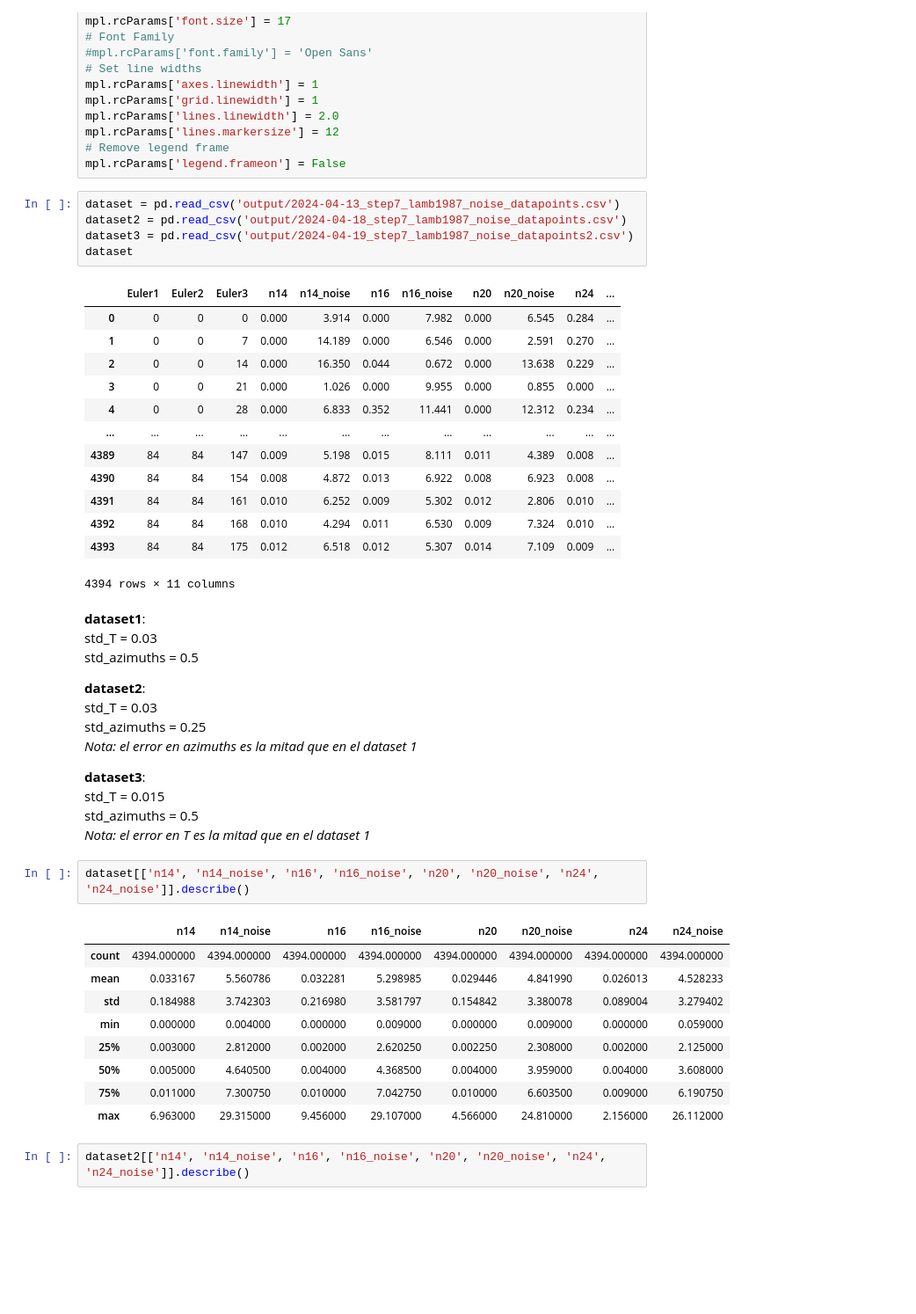
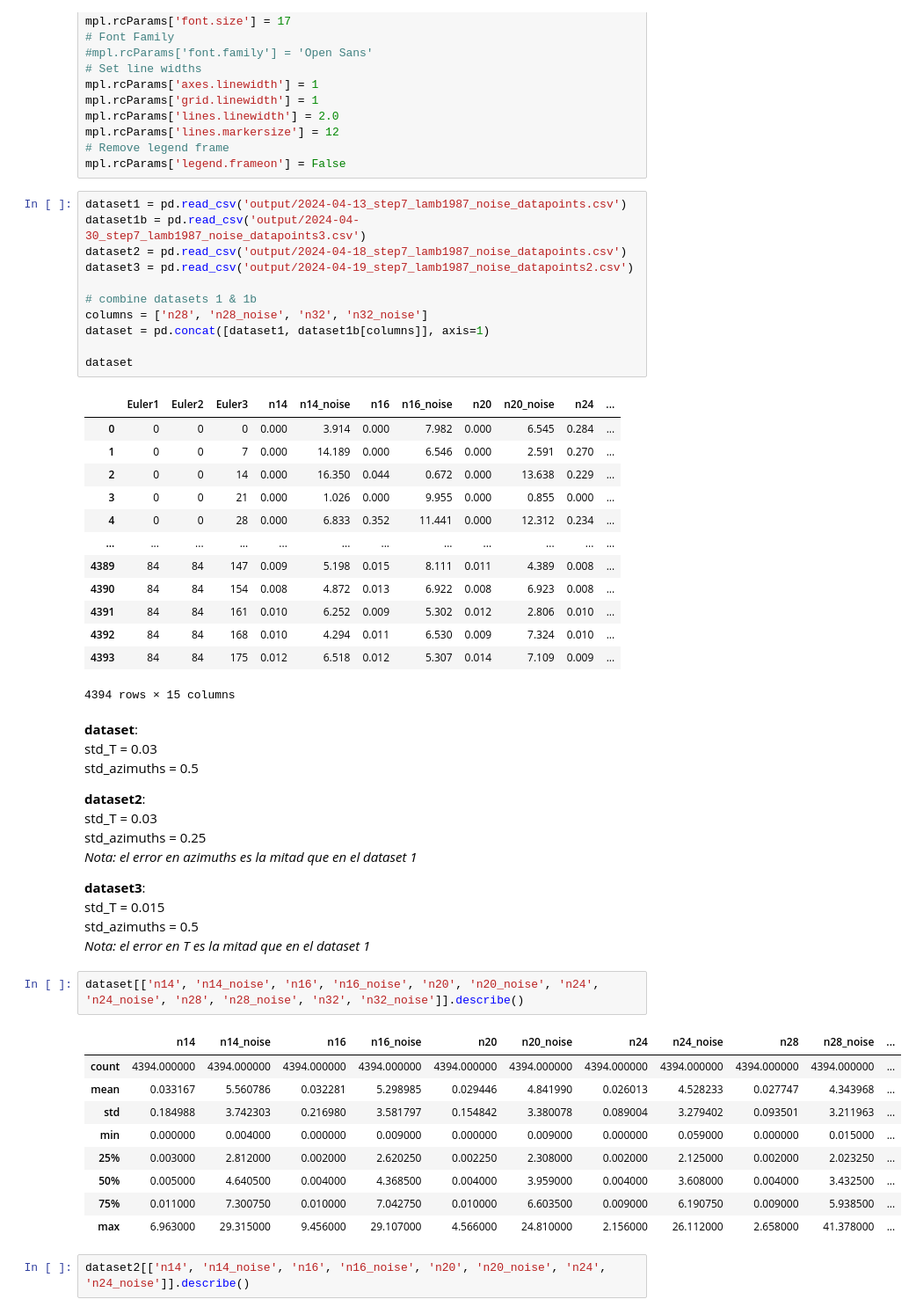
Before and after one commit to bertopadron/FTIR-EBSD, a Jupyter notebook: docs/08c_stats_test.ipynb, the cells around one changed output. Shown at 88% size. Cells and saved outputs as stored; diff of their text form; blank space fills up the shorter version.

```diff
--- a/docs/08c_stats_test.ipynb
+++ b/docs/08c_stats_test.ipynb
@@ -42,9 +42,15 @@ mpl.rcParams['lines.markersize'] = 12
 # Remove legend frame
 mpl.rcParams['legend.frameon'] = False
 # %%
-dataset = pd.read_csv('output/2024-04-13_step7_lamb1987_noise_datapoints.csv')
+dataset1 = pd.read_csv('output/2024-04-13_step7_lamb1987_noise_datapoints.csv')
+dataset1b = pd.read_csv('output/2024-04-30_step7_lamb1987_noise_datapoints3.csv')
 dataset2 = pd.read_csv('output/2024-04-18_step7_lamb1987_noise_datapoints.csv')
 dataset3 = pd.read_csv('output/2024-04-19_step7_lamb1987_noise_datapoints2.csv')
+
+# combine datasets 1 & 1b
+columns = ['n28', 'n28_noise', 'n32', 'n32_noise']
+dataset = pd.concat([dataset1, dataset1b[columns]], axis=1)
+
 dataset
 # %% [output]
 |  | Euler1 | Euler2 | Euler3 | n14 | n14_noise | n16 | n16_noise | n20 | n20_noise | n24 | ... |
@@ -59,9 +65,9 @@ dataset
 | 4391 | 84 | 84 | 161 | 0.010 | 6.252 | 0.009 | 5.302 | 0.012 | 2.806 | 0.010 | ... |
 | 4392 | 84 | 84 | 168 | 0.010 | 4.294 | 0.011 | 6.530 | 0.009 | 7.324 | 0.010 | ... |
 | 4393 | 84 | 84 | 175 | 0.012 | 6.518 | 0.012 | 5.307 | 0.014 | 7.109 | 0.009 | ... |
-4394 rows × 11 columns
+4394 rows × 15 columns
 # %% [markdown]
-**dataset1**:
+**dataset**:
 std_T = 0.03
 std_azimuths = 0.5
 
@@ -75,17 +81,17 @@ std_T = 0.015
 std_azimuths = 0.5
 _Nota: el error en T es la mitad que en el dataset 1_
 # %%
-dataset[['n14', 'n14_noise', 'n16', 'n16_noise', 'n20', 'n20_noise', 'n24', 'n24_noise']].describe()
+dataset[['n14', 'n14_noise', 'n16', 'n16_noise', 'n20', 'n20_noise', 'n24', 'n24_noise', 'n28', 'n28_noise', 'n32', 'n32_noise']].describe()
 # %% [output]
-|  | n14 | n14_noise | n16 | n16_noise | n20 | n20_noise | n24 | n24_noise |
-| count | 4394.000000 | 4394.000000 | 4394.000000 | 4394.000000 | 4394.000000 | 4394.000000 | 4394.000000 | 4394.000000 |
-| mean | 0.033167 | 5.560786 | 0.032281 | 5.298985 | 0.029446 | 4.841990 | 0.026013 | 4.528233 |
-| std | 0.184988 | 3.742303 | 0.216980 | 3.581797 | 0.154842 | 3.380078 | 0.089004 | 3.279402 |
-| min | 0.000000 | 0.004000 | 0.000000 | 0.009000 | 0.000000 | 0.009000 | 0.000000 | 0.059000 |
-| 25% | 0.003000 | 2.812000 | 0.002000 | 2.620250 | 0.002250 | 2.308000 | 0.002000 | 2.125000 |
-| 50% | 0.005000 | 4.640500 | 0.004000 | 4.368500 | 0.004000 | 3.959000 | 0.004000 | 3.608000 |
-| 75% | 0.011000 | 7.300750 | 0.010000 | 7.042750 | 0.010000 | 6.603500 | 0.009000 | 6.190750 |
-| max | 6.963000 | 29.315000 | 9.456000 | 29.107000 | 4.566000 | 24.810000 | 2.156000 | 26.112000 |
+|  | n14 | n14_noise | n16 | n16_noise | n20 | n20_noise | n24 | n24_noise | n28 | n28_noise | ... |
+| count | 4394.000000 | 4394.000000 | 4394.000000 | 4394.000000 | 4394.000000 | 4394.000000 | 4394.000000 | 4394.000000 | 4394.000000 | 4394.000000 | ... |
+| mean | 0.033167 | 5.560786 | 0.032281 | 5.298985 | 0.029446 | 4.841990 | 0.026013 | 4.528233 | 0.027747 | 4.343968 | ... |
+| std | 0.184988 | 3.742303 | 0.216980 | 3.581797 | 0.154842 | 3.380078 | 0.089004 | 3.279402 | 0.093501 | 3.211963 | ... |
+| min | 0.000000 | 0.004000 | 0.000000 | 0.009000 | 0.000000 | 0.009000 | 0.000000 | 0.059000 | 0.000000 | 0.015000 | ... |
+| 25% | 0.003000 | 2.812000 | 0.002000 | 2.620250 | 0.002250 | 2.308000 | 0.002000 | 2.125000 | 0.002000 | 2.023250 | ... |
+| 50% | 0.005000 | 4.640500 | 0.004000 | 4.368500 | 0.004000 | 3.959000 | 0.004000 | 3.608000 | 0.004000 | 3.432500 | ... |
+| 75% | 0.011000 | 7.300750 | 0.010000 | 7.042750 | 0.010000 | 6.603500 | 0.009000 | 6.190750 | 0.009000 | 5.938500 | ... |
+| max | 6.963000 | 29.315000 | 9.456000 | 29.107000 | 4.566000 | 24.810000 | 2.156000 | 26.112000 | 2.658000 | 41.378000 | ... |
 # %%
 dataset2[['n14', 'n14_noise', 'n16', 'n16_noise', 'n20', 'n20_noise', 'n24', 'n24_noise']].describe()
 # %% [output]
```
Also changed, not shown: parts of 6 cells of this notebook.
